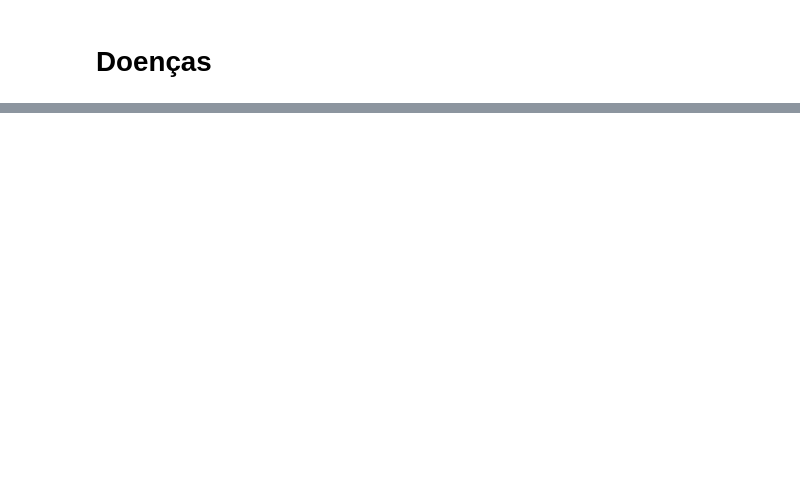
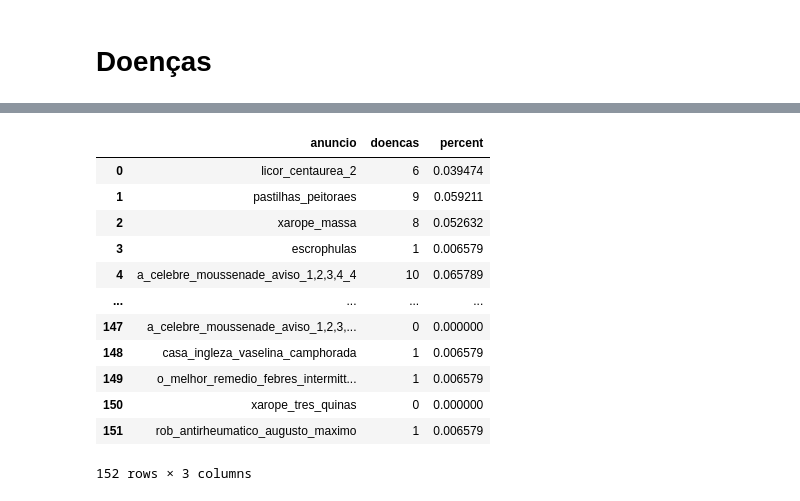
Before and after one commit to danibritods/pharma1880, a Jupyter notebook: notebooks/03_visualization.ipynb, the cells around one changed output, grey strips where cells are left out. Saved outputs shown, nothing was run; the diff lists cells and outputs as text; code cells hidden in the pictures; blank space fills up the shorter version.

```diff
--- a/notebooks/03_visualization.ipynb
+++ b/notebooks/03_visualization.ipynb
@@ -351,0 +715,16 @@ shape: (104, 2)
+# %%
+df
+# %% [output]
+|  | anuncio | doencas | percent |
+| 0 | licor_centaurea_2 | 6 | 0.039474 |
+| 1 | pastilhas_peitoraes | 9 | 0.059211 |
+| 2 | xarope_massa | 8 | 0.052632 |
+| 3 | escrophulas | 1 | 0.006579 |
+| 4 | a_celebre_moussenade_aviso_1,2,3,4_4 | 10 | 0.065789 |
+| ... | ... | ... | ... |
+| 147 | a_celebre_moussenade_aviso_1,2,3,... | 0 | 0.000000 |
+| 148 | casa_ingleza_vaselina_camphorada | 1 | 0.006579 |
+| 149 | o_melhor_remedio_febres_intermitt... | 1 | 0.006579 |
+| 150 | xarope_tres_quinas | 0 | 0.000000 |
+| 151 | rob_antirheumatico_augusto_maximo | 1 | 0.006579 |
+152 rows × 3 columns
```
Also changed, not shown: parts of 41 cells of this notebook.
